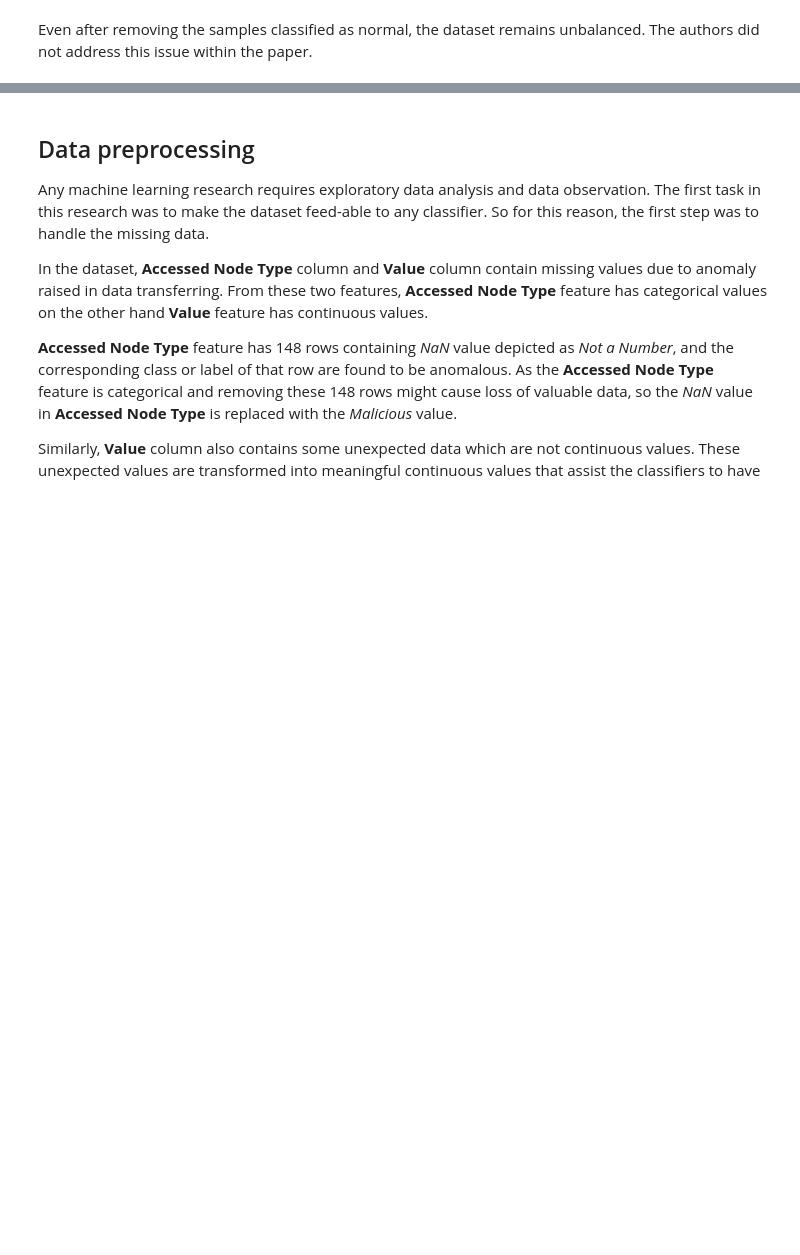
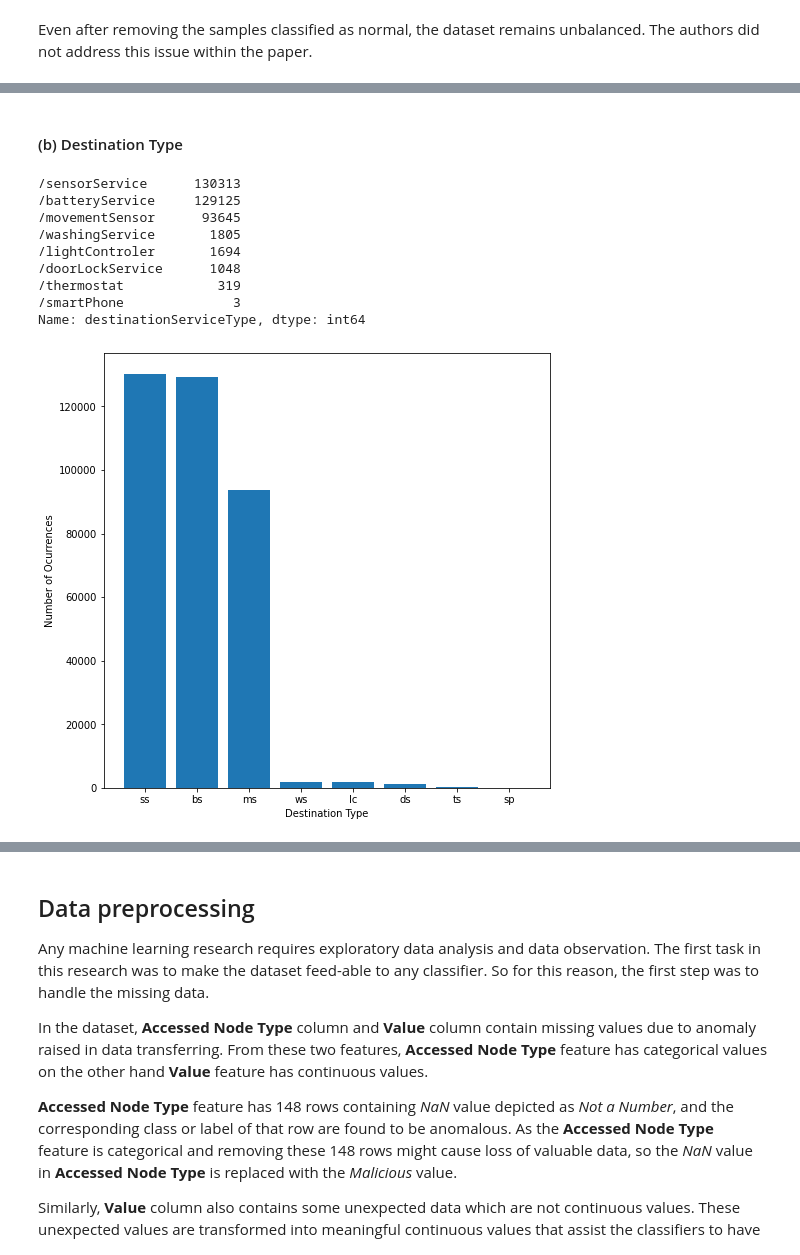
Before and after one commit to catarinaacsilva/kdd, a Jupyter notebook: paperAnalysis/main.ipynb, the cells around one changed output, grey strips where cells are left out. Drawn from its saved outputs; the diff is of its cells as text; code cells hidden in the pictures; blank space fills up the shorter version.

```diff
--- a/paperAnalysis/main.ipynb
+++ b/paperAnalysis/main.ipynb
@@ -79,0 +215,20 @@ The authors did not address this issue within the paper.
+# %% [markdown]
+#### (b) Destination Type
+# %%
+dict_ = df.destinationServiceType.value_counts()
+display(dict_)
+
+x_label = 'Destination Type'
+
+createFrequencyTable(dict_, x_label)
+# %% [output]
+/sensorService      130313
+/batteryService     129125
+/movementSensor      93645
+/washingService       1805
+/lightControler       1694
+/doorLockService      1048
+/thermostat            319
+/smartPhone              3
+Name: destinationServiceType, dtype: int64
+[figure, added]
```
Also changed, not shown: parts of 25 cells of this notebook.
